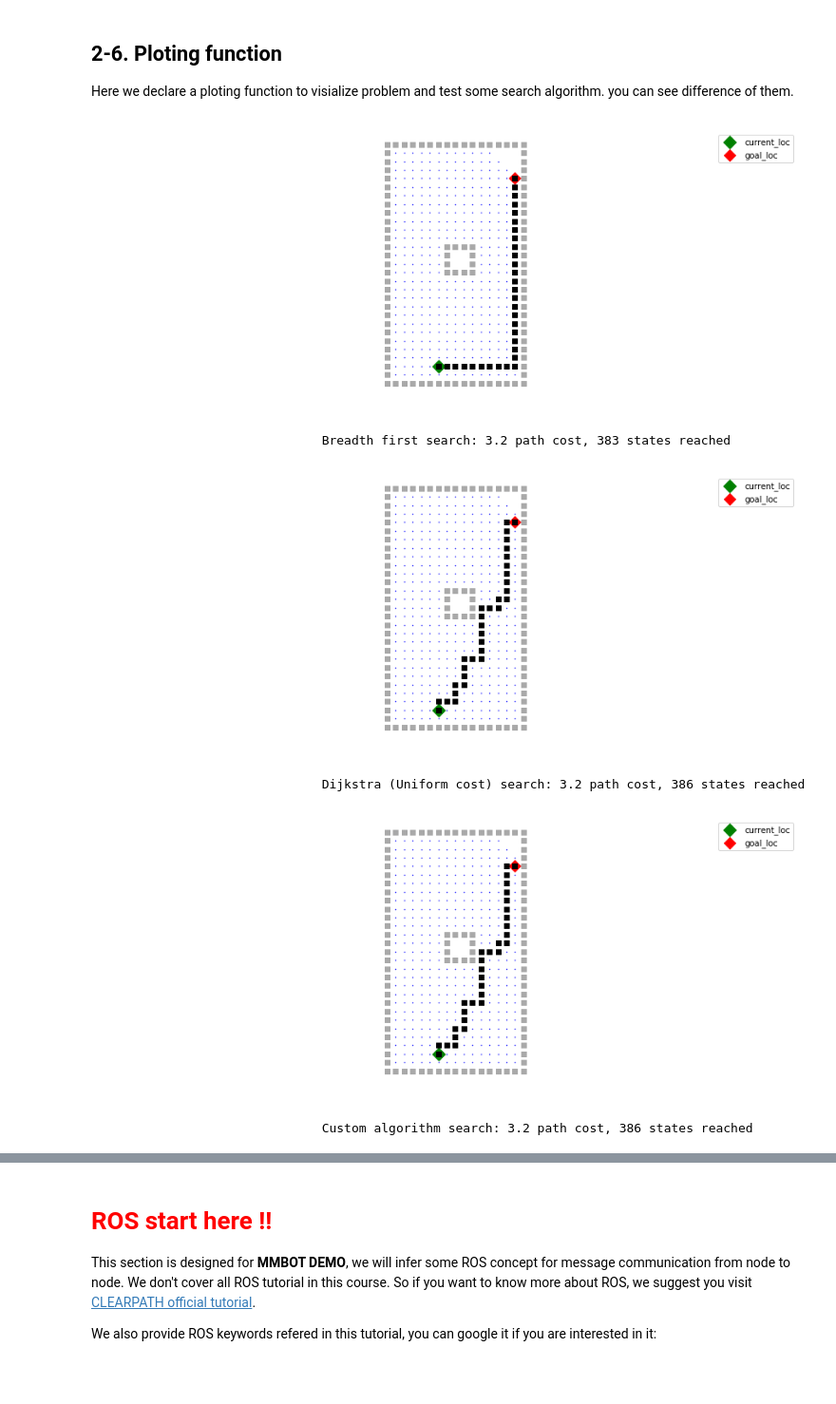
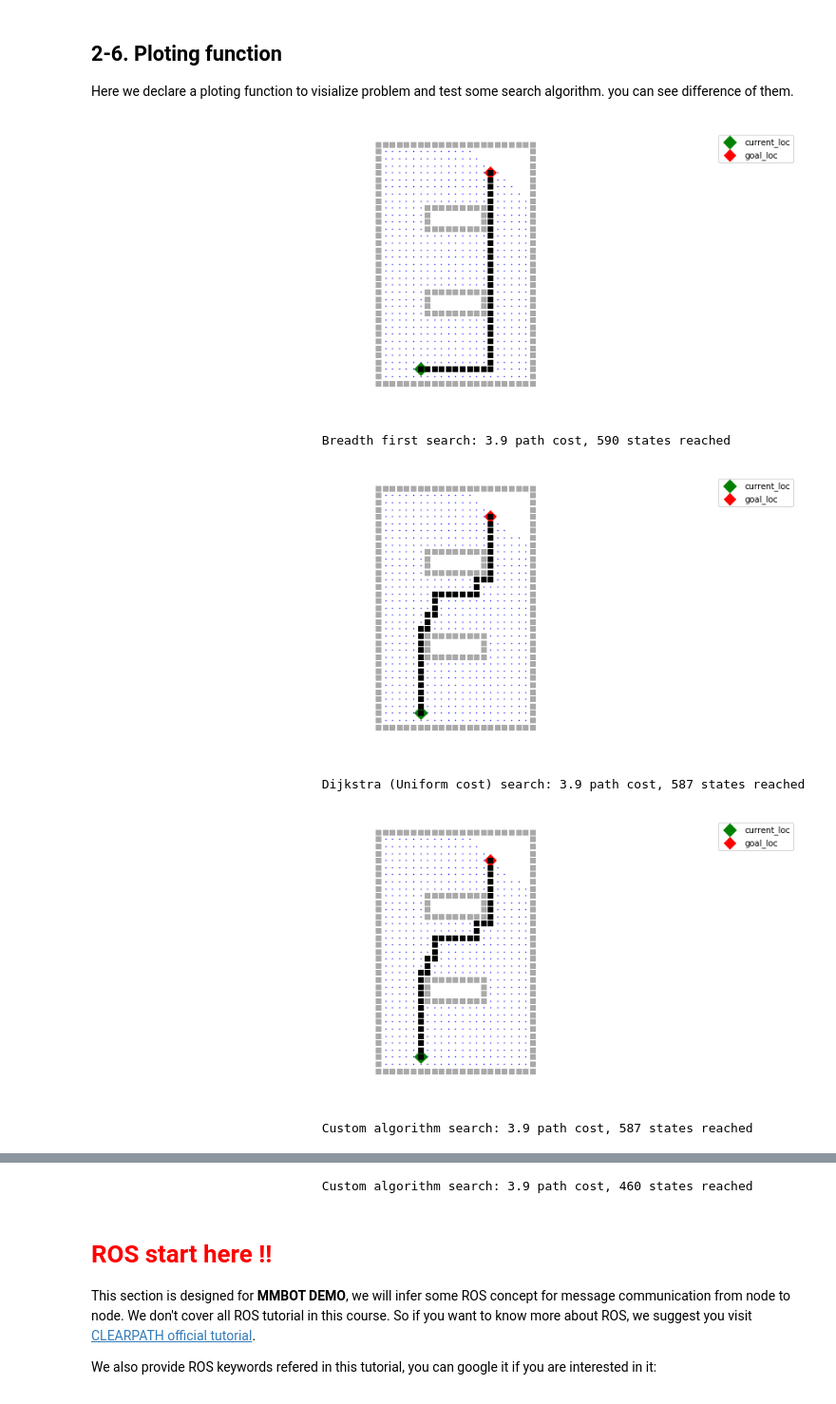
Before and after one commit to OpenPPAT/ai-course-2019, a Jupyter notebook: 03-robot-navigation/jupyter_notebook/topic2_real_robot_path_search.ipynb, the cells around one changed output, grey strips where cells are left out. Shown at 95% size. Drawn from its saved outputs; the diff is of its cells as text; code cells hidden in the pictures.

```diff
--- a/03-robot-navigation/jupyter_notebook/topic2_real_robot_path_search.ipynb
+++ b/03-robot-navigation/jupyter_notebook/topic2_real_robot_path_search.ipynb
@@ -69,7 +69,7 @@ We define a `GridProblem` class here to present a problem has an initial point,
 class GridProblem(Problem):
     """Finding a path on a 2D grid with obstacles. Obstacles are (x, y) cells."""
 
-    def __init__(self, initial=(0.5, 0.5), goal=(1.5, 2.5), obstacles=(),
+    def __init__(self, initial=(0.5, 0.5), goal=(1.5, 0.3), obstacles=(),
                  grid_size=0.2, veh_size=(0.2, 0.2), map_range=MAP_RANGE, **kwds):
 
         Problem.__init__(self, initial=initial, goal=goal, obstacles=set(obstacles) - {initial},
@@ -85,7 +85,7 @@ class GridProblem(Problem):
         self.generate_gridmap()
 
         if not self.is_state_safe(self.goal):
-            raise ValueError('goal:{} is invaild, it could not be set in obstacle or out of range {}~{} m'.format( self.goal, self.veh_size, \
+            raise ValueError('goal:{} is invaild, it could not be set in obstacle\n or out of range {}~{} m'.format( self.goal, self.veh_size, \
                                 (self.map_range[0]-self.veh_size[0], self.map_range[1]-self.veh_size[1])))
 
 
@@ -154,10 +154,18 @@ def add_block(x, y, len_x, len_y):
         yield obj_line
 
 def fixed_map(obs_list=None, obs_size=(0.25, 0.25)):
-    for obj_line in add_block(x=0, y=0, len_x=1.6, len_y=2.8):
+    for obj_line in add_block(x=0, y=0, len_x=2.2, len_y=3.4):
         yield obj_line
-    for obj_line in add_block(x=0.7, y=1.3, len_x=0.3, len_y=0.3):
+
+    # center watchtower 1
+    for obj_line in add_block(x=0.7, y=1.05, len_x=0.8, len_y=0.3):
         yield obj_line
+
+    # center watchtower 2
+    for obj_line in add_block(x=0.7, y=2.25, len_x=0.8, len_y=0.3):
+        yield obj_line
+
+    # custom obstacles
     if obs_list != None:
         for obs in obs_list:
             for obj_line in add_block(x=obs[0]-obs_size[0]/2, y=obs[1]-obs_size[1]/2, \
@@ -334,19 +342,22 @@ def plot_grid_problem(grid_problem, solution, reached=(), title='Search'):
 # %%
 # Test algorithms on small map
 
-gp1 = GridProblem(initial=(0.6, 0.2), goal=(1.5, 2.4), grid_size=0.1, obstacles=fixed_map())
+gp1 = GridProblem(initial=(0.6, 0.2), goal=(1.6, 3.0), grid_size=0.1, obstacles=fixed_map())
 sol1 = breadth_first_search(gp1)
 plot_grid_problem(gp1, sol1, reached, title='Breadth first')
 
 sol2 = uniform_cost_search(gp1)
 plot_grid_problem(gp1, sol2, reached, title='Dijkstra (Uniform cost)')
 
 sol3 = custom_search(gp1)
 plot_grid_problem(gp1, sol3, reached, title='Custom algorithm')
+
+sol4 = astar_search(gp1)
+plot_grid_problem(gp1, sol3, reached, title='Custom algorithm')
 # %% [output]
-[figure, old version]
+[figure, new version]
-                               Breadth first search: 3.2 path cost, 383 states reached
+                               Breadth first search: 3.9 path cost, 590 states reached
-[figure, old version]
+[figure, new version]
-                               Dijkstra (Uniform cost) search: 3.2 path cost, 386 states reached
+                               Dijkstra (Uniform cost) search: 3.9 path cost, 587 states reached
-[figure, old version]
+[figure, new version]
-                               Custom algorithm search: 3.2 path cost, 386 states reached
+                               Custom algorithm search: 3.9 path cost, 587 states reached
@@ -353,3 +365,4 @@ plot_grid_problem(gp1, sol3, reached, title='Custom algorithm')
+                               Custom algorithm search: 3.9 path cost, 460 states reached
 # %% [markdown]
 <font color="red">
 
```
Also changed, not shown: parts of 9 cells of this notebook, 5 other files.
